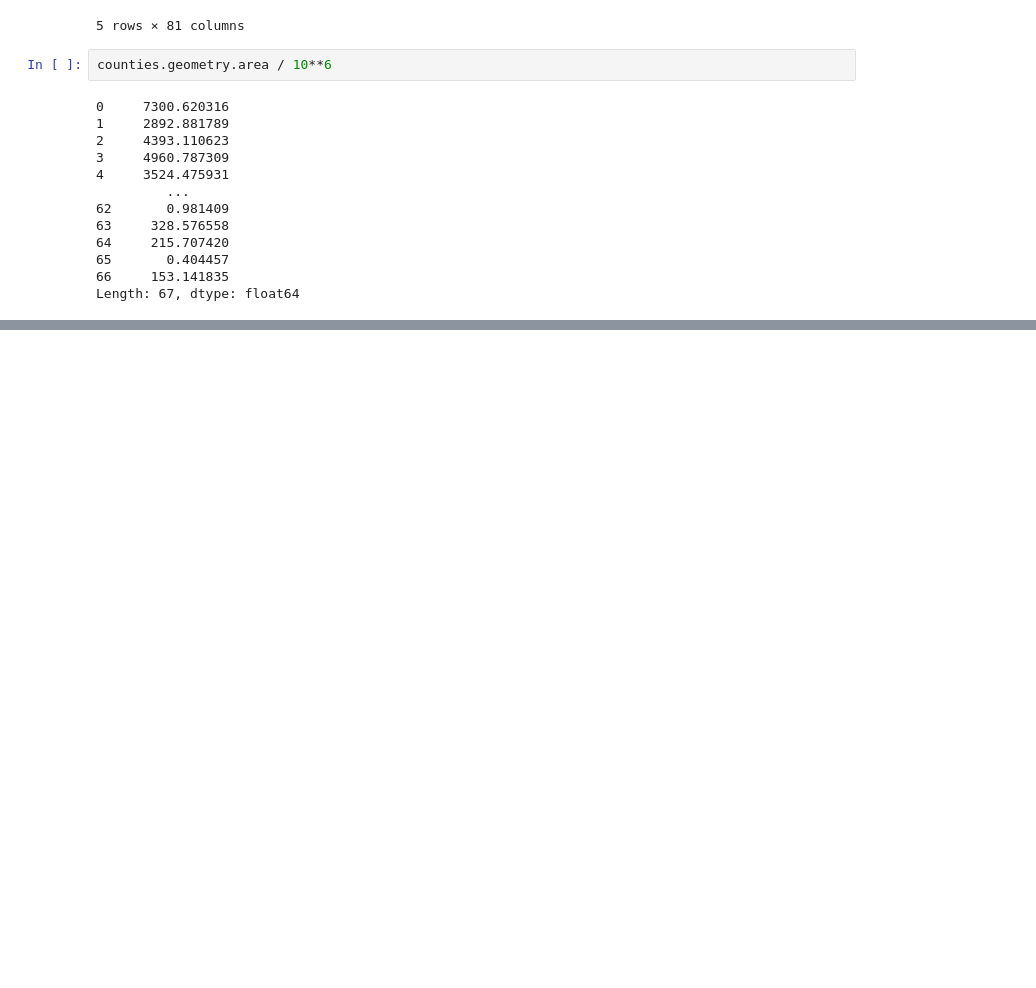
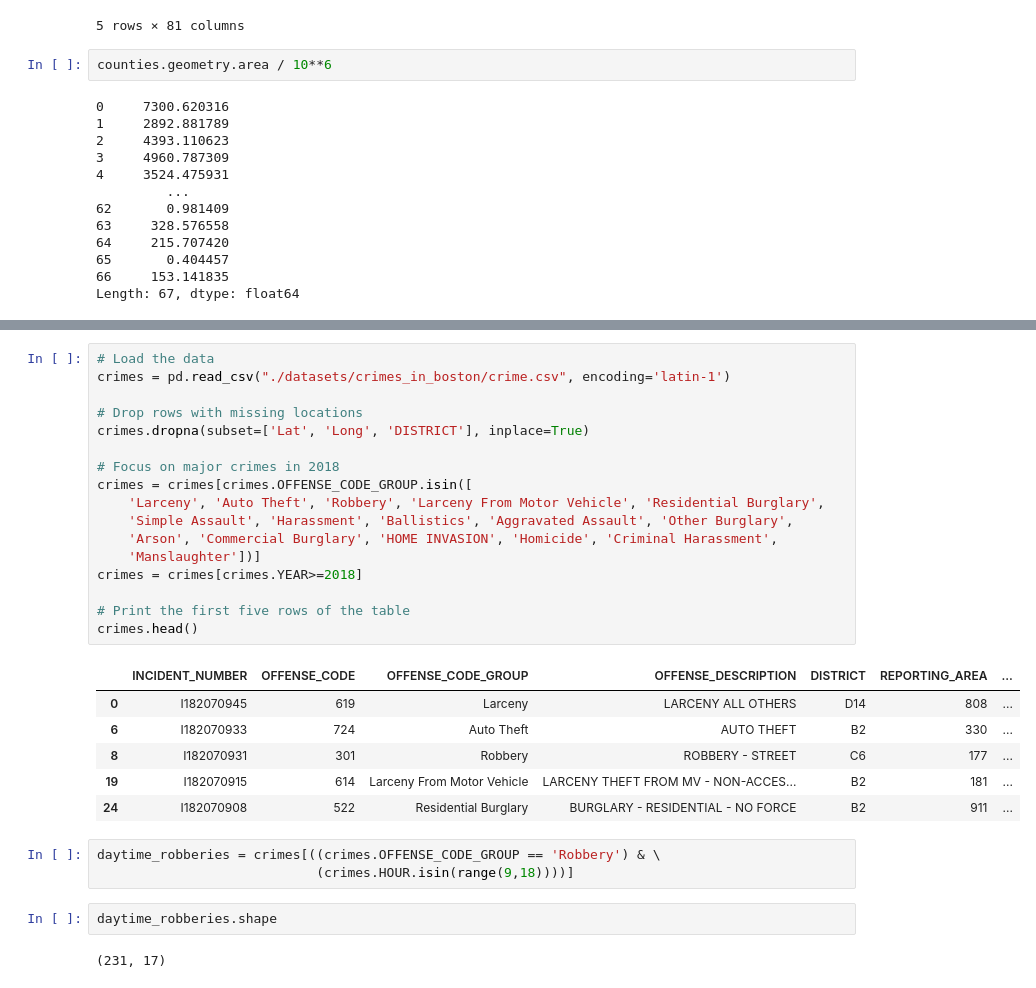
Before and after one commit to hari-viswanathan/learning, a Jupyter notebook: geospatial_analysis.ipynb, the cells around one changed output, grey strips where cells are left out. Saved outputs shown, nothing was run; the diff lists cells and outputs as text; blank space fills up the shorter version.

```diff
--- a/geospatial_analysis.ipynb
+++ b/geospatial_analysis.ipynb
@@ -148,0 +158,31 @@ Length: 67, dtype: float64
+# %%
+# Load the data
+crimes = pd.read_csv("./datasets/crimes_in_boston/crime.csv", encoding='latin-1')
+
+# Drop rows with missing locations
+crimes.dropna(subset=['Lat', 'Long', 'DISTRICT'], inplace=True)
+
+# Focus on major crimes in 2018
+crimes = crimes[crimes.OFFENSE_CODE_GROUP.isin([
+    'Larceny', 'Auto Theft', 'Robbery', 'Larceny From Motor Vehicle', 'Residential Burglary',
+    'Simple Assault', 'Harassment', 'Ballistics', 'Aggravated Assault', 'Other Burglary',
+    'Arson', 'Commercial Burglary', 'HOME INVASION', 'Homicide', 'Criminal Harassment',
+    'Manslaughter'])]
+crimes = crimes[crimes.YEAR>=2018]
+
+# Print the first five rows of the table
+crimes.head()
+# %% [output]
+|  | INCIDENT_NUMBER | OFFENSE_CODE | OFFENSE_CODE_GROUP | OFFENSE_DESCRIPTION | DISTRICT | REPORTING_AREA | ... |
+| 0 | I182070945 | 619 | Larceny | LARCENY ALL OTHERS | D14 | 808 | ... |
+| 6 | I182070933 | 724 | Auto Theft | AUTO THEFT | B2 | 330 | ... |
+| 8 | I182070931 | 301 | Robbery | ROBBERY - STREET | C6 | 177 | ... |
+| 19 | I182070915 | 614 | Larceny From Motor Vehicle | LARCENY THEFT FROM MV - NON-ACCES... | B2 | 181 | ... |
+| 24 | I182070908 | 522 | Residential Burglary | BURGLARY - RESIDENTIAL - NO FORCE | B2 | 911 | ... |
+# %%
+daytime_robberies = crimes[((crimes.OFFENSE_CODE_GROUP == 'Robbery') & \
+                            (crimes.HOUR.isin(range(9,18))))]
+# %%
+daytime_robberies.shape
+# %% [output]
+(231, 17)
```
Also changed, not shown: parts of 9 cells of this notebook.
